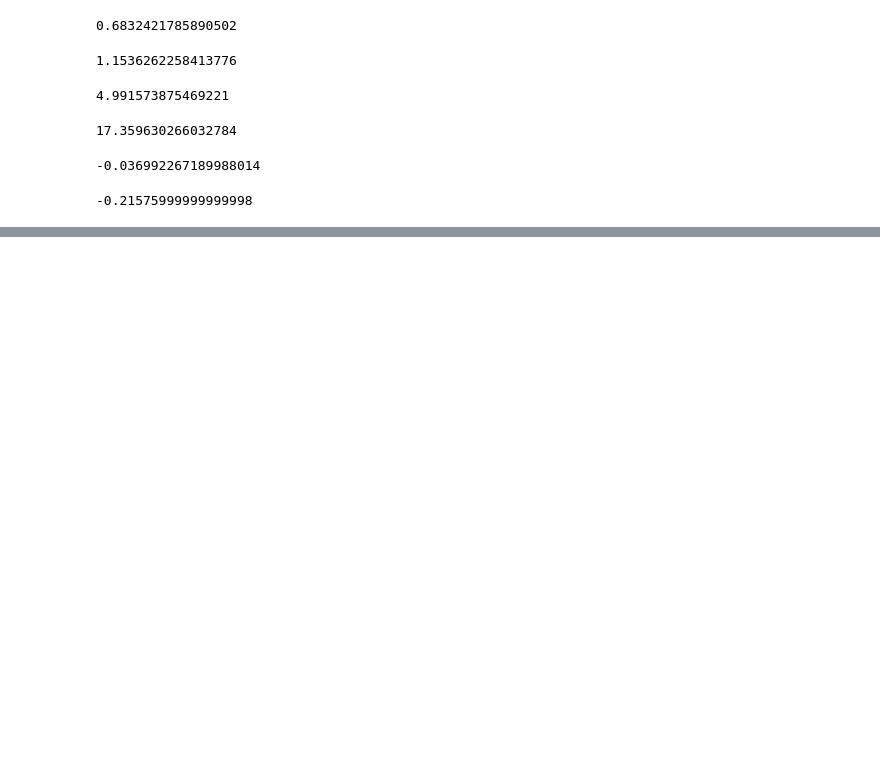
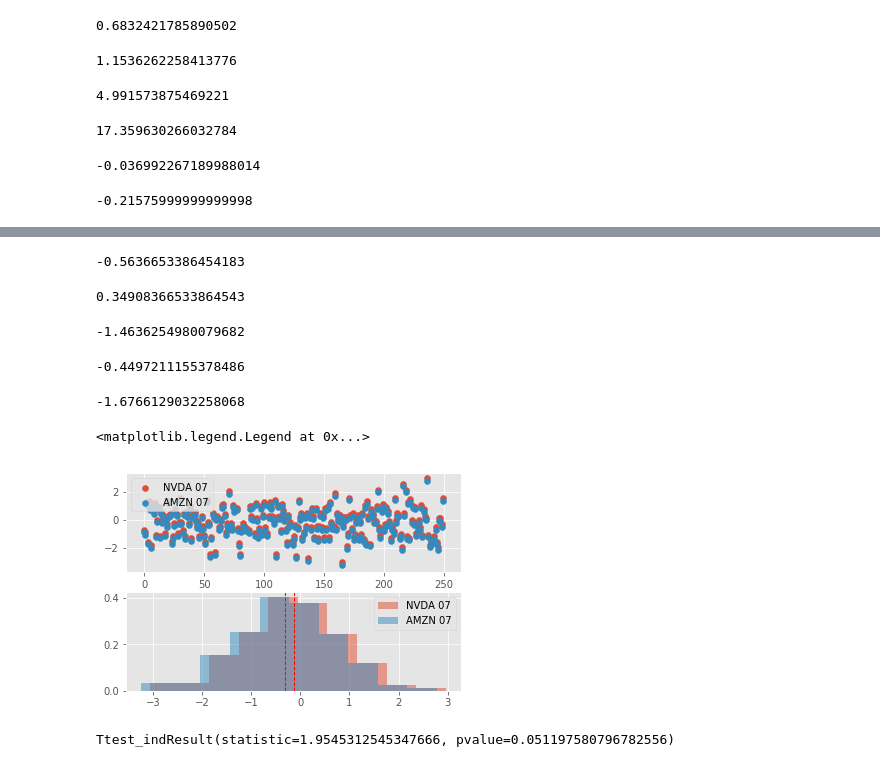
Before and after one commit to Antediluvien/Project-1-start, a Jupyter notebook: stock-1.ipynb, the cells around one changed output, grey strips where cells are left out. Saved outputs shown, nothing was run; the diff lists cells and outputs as text; code cells hidden in the pictures; blank space fills up the shorter version.

```diff
--- a/stock-1.ipynb
+++ b/stock-1.ipynb
@@ -799,0 +852,3 @@ Ttest_indResult(statistic=nan, pvalue=nan)
+# %%
+nvda_07_mean=df_nvda_07['Diff'].mean()
+nvda_07_mean
@@ -799,0 +907,3 @@ Ttest_indResult(statistic=nan, pvalue=nan)
+# %%
+amzn_07_mean=df_amzn_07['Diff'].mean()
+amzn_07_mean
@@ -799,0 +937,50 @@ Ttest_indResult(statistic=nan, pvalue=nan)
+# %%
+amzn_13_mean=df_amzn_13['Diff'].mean()
+amzn_13_mean
+# %% [output]
+-0.5636653386454183
+# %%
+amzn_14_mean=df_amzn_14['Diff'].mean()
+amzn_14_mean
+# %% [output]
+0.34908366533864543
+# %%
+amzn_15_mean=df_amzn_15['Diff'].mean()
+amzn_15_mean
+# %% [output]
+-1.4636254980079682
+# %%
+amzn_16_mean=df_amzn_16['Diff'].mean()
+amzn_16_mean
+# %% [output]
+-0.4497211155378486
+# %%
+amzn_17_mean=df_amzn_17['Diff'].mean()
+amzn_17_mean
+# %% [output]
+-1.6766129032258068
+# %%
+def gendata_07(loc1=0, loc2=0):
+    population_n_07 = stats.norm.rvs(loc=loc1, size = 250, random_state=250)
+    population_a_07 = stats.norm.rvs(loc=loc2, size = 250, random_state=250)
+    return population_n_07, population_a_07
+population_n_07, population_a_07 = gendata_07(loc1=nvda_07_mean, loc2=amzn_07_mean)
+plt.subplot(2, 1, 1)
+plt.scatter(range(len(population_n_07)), population_n_07, label="NVDA 07")
+plt.scatter(range(len(population_a_07)), population_a_07, label="AMZN 07")
+plt.legend()
+
+    # Histogram Plot of Data
+plt.subplot(2, 1, 2)
+plt.hist(population_n_07, 10, density=True, alpha=0.5, label="NVDA 07")
+plt.hist(population_a_07, 10, density=True, alpha=0.5, label="AMZN 07")
+plt.axvline(population_n_07.mean(), color='r', linestyle='dashed', linewidth=1)
+plt.axvline(population_a_07.mean(), color='r', linestyle='dashed', linewidth=1)
+plt.legend()
+# %% [output]
+<matplotlib.legend.Legend at 0x...>
+[figure, added]
+# %%
+stats.ttest_ind(population_n_07, population_a_07, equal_var=False)
+# %% [output]
+Ttest_indResult(statistic=1.9545312545347666, pvalue=0.051197580796782556)
```
Also changed, not shown: parts of 77 cells of this notebook.
